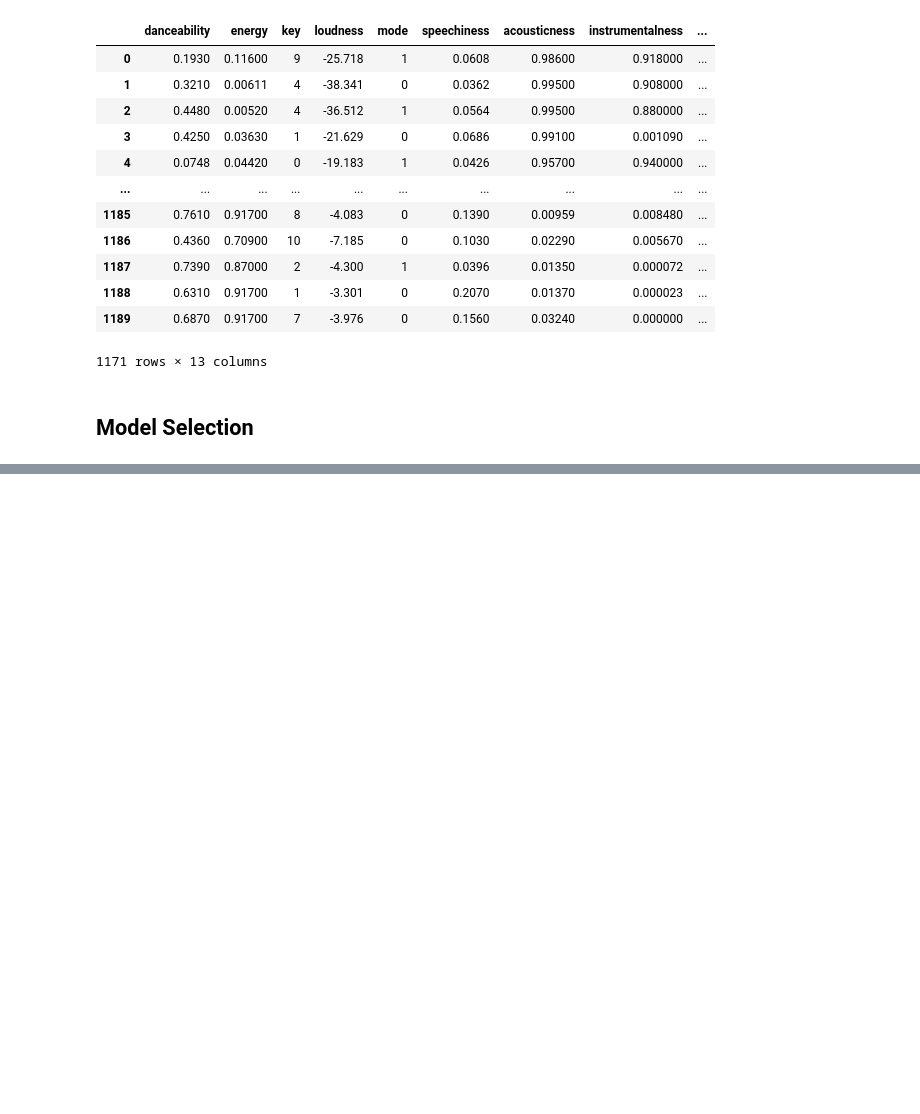
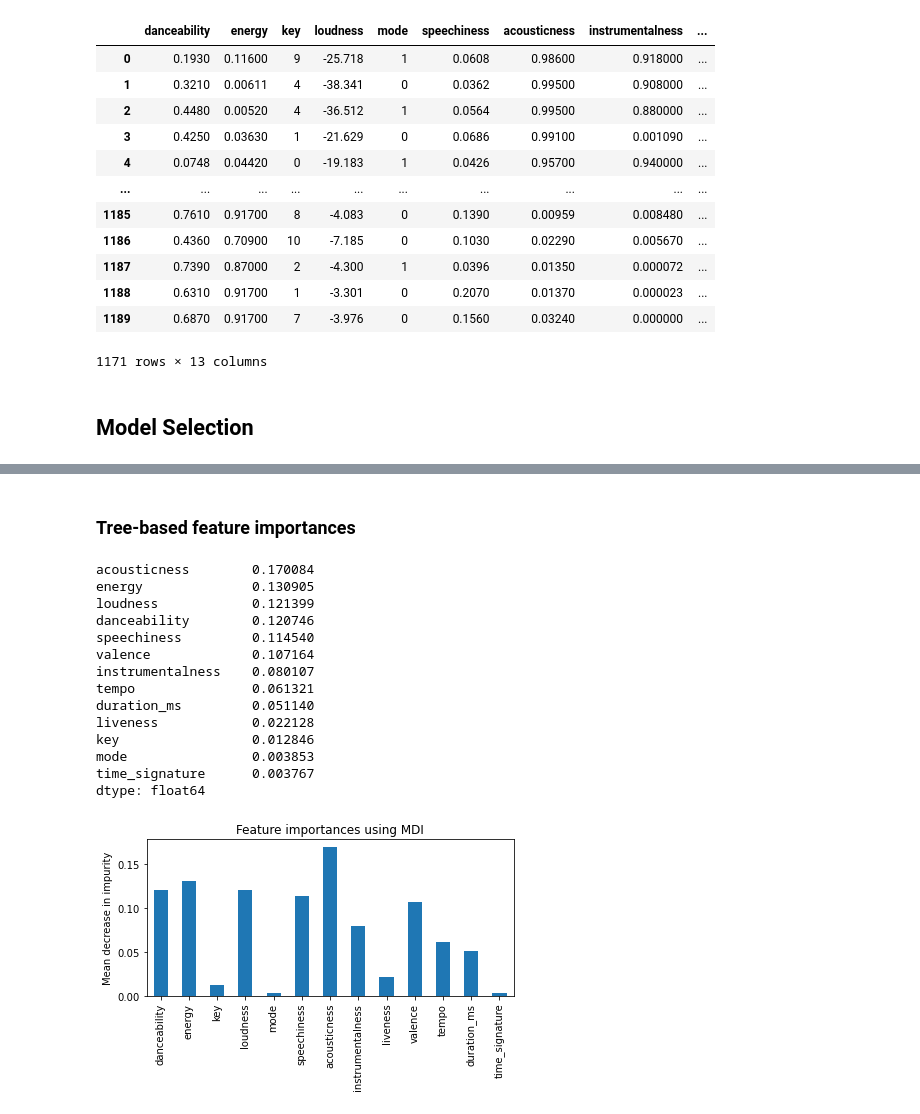
Before and after one commit to ReneH98/ml-spotify, a Jupyter notebook: src/ml_workflow/spotify_genre.ipynb, the cells around one changed output, grey strips where cells are left out. Cells and saved outputs as stored; diff of their text form; code cells hidden in the pictures; blank space fills up the shorter version.

Commit message:
add feature importance measurements

```diff
--- a/src/ml_workflow/spotify_genre.ipynb
+++ b/src/ml_workflow/spotify_genre.ipynb
@@ -235,0 +243,4 @@ id_search.best_score_
+# %%
+data_x = data.iloc[:,:13]
+
+x_train, x_test, y_train, y_test = train_test_split(data_x, data.genre, test_size=0.33, stratify=data.genre)
@@ -235,0 +307,30 @@ id_search.best_score_
+# %% [markdown]
+### Tree-based feature importances
+# %%
+clf = RandomForestClassifier(n_estimators=1000)
+clf = clf.fit(x_train, y_train)
+
+forest_importances = pd.Series(clf.feature_importances_, index=x_train.columns)
+fig, ax = plt.subplots()
+forest_importances.plot.bar(ax=ax)
+ax.set_title("Feature importances using MDI")
+ax.set_ylabel("Mean decrease in impurity")
+fig.tight_layout()
+
+print(forest_importances.sort_values(ascending=False))
+# %% [output]
+acousticness        0.170084
+energy              0.130905
+loudness            0.121399
+danceability        0.120746
+speechiness         0.114540
+valence             0.107164
+instrumentalness    0.080107
+tempo               0.061321
+duration_ms         0.051140
+liveness            0.022128
+key                 0.012846
+mode                0.003853
+time_signature      0.003767
+dtype: float64
+[figure, added]
```
Also changed, not shown: parts of 24 cells of this notebook.
